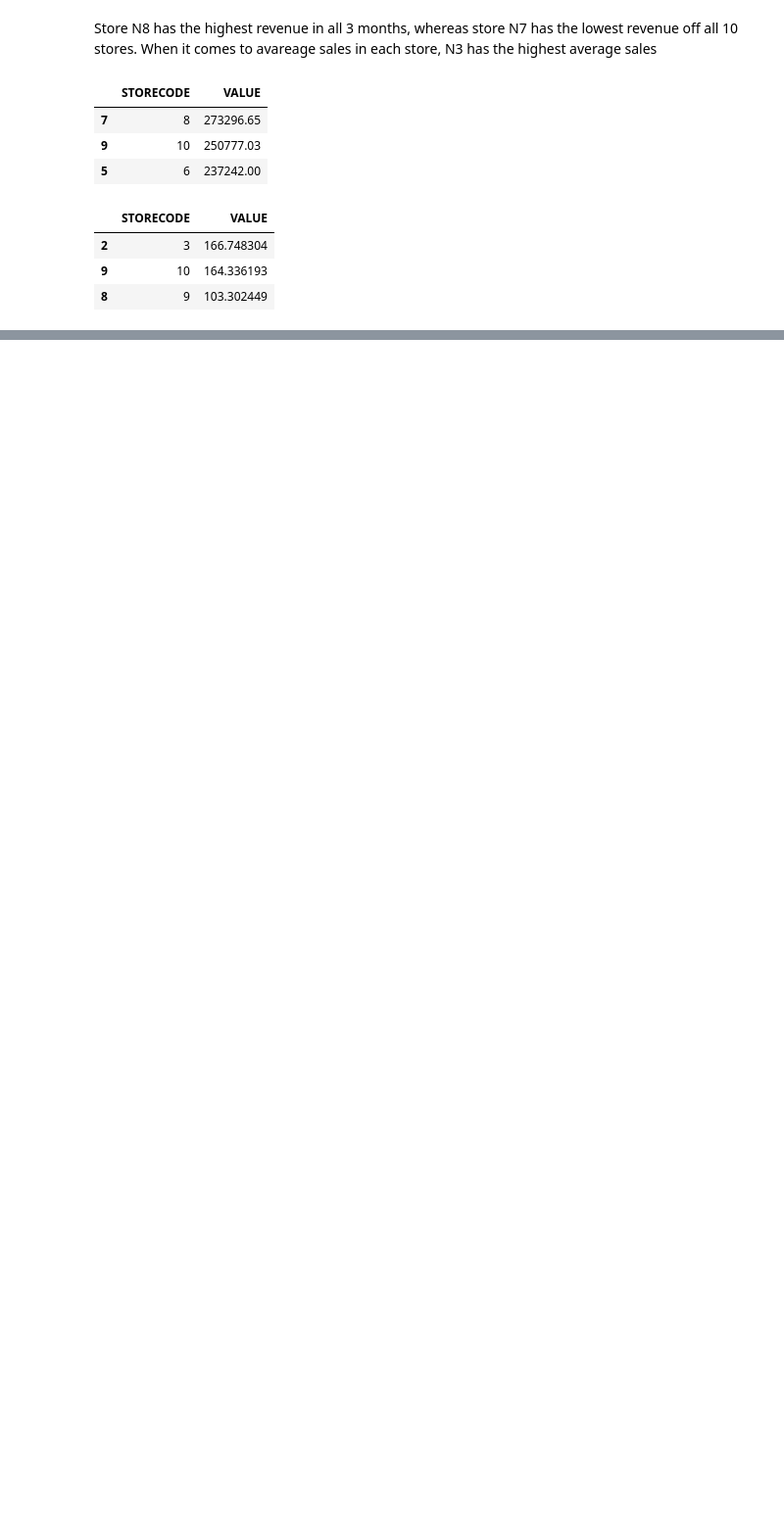
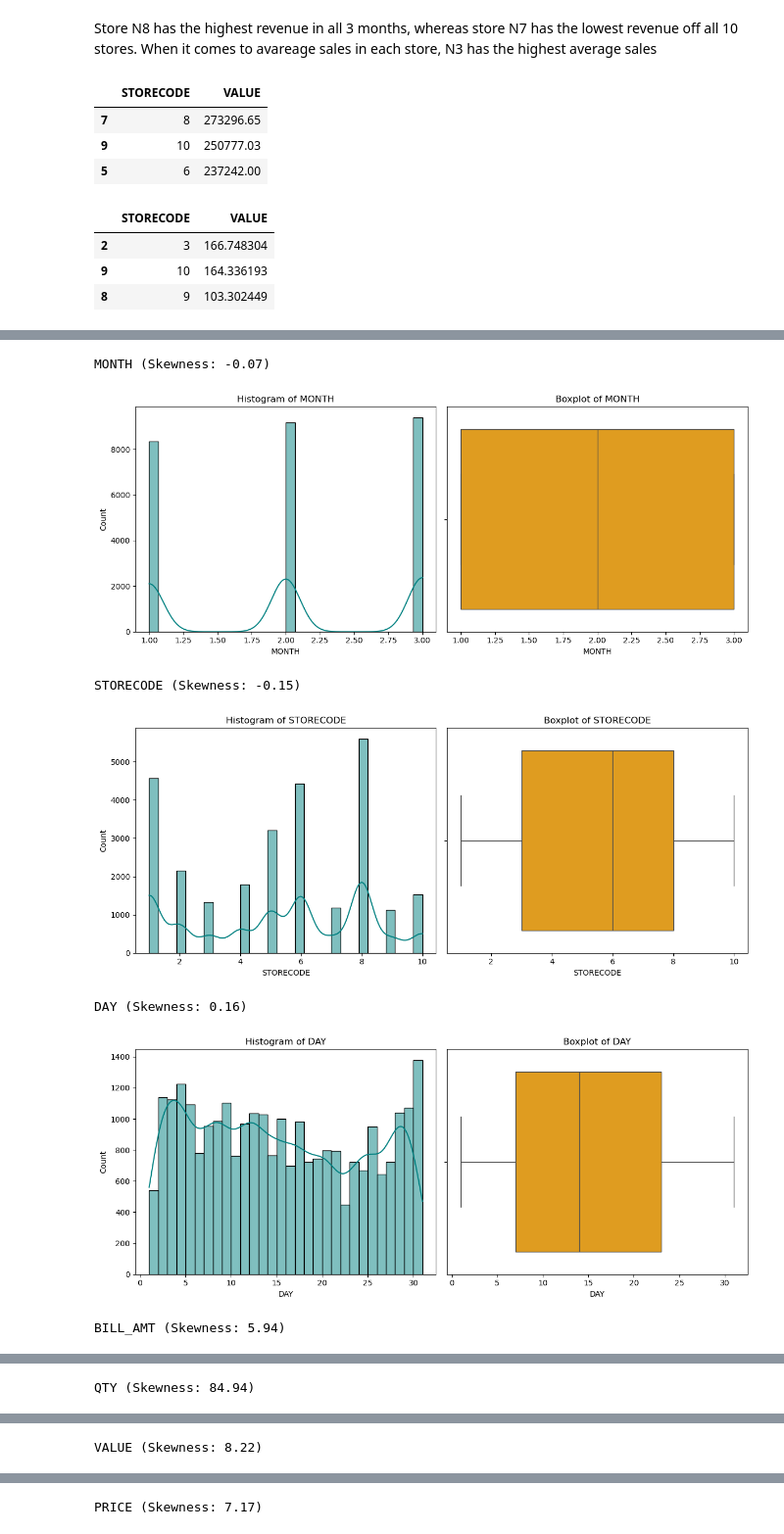
Before and after one commit to shriansh8619/EDA_Customer_Behavior, a Jupyter notebook: EDA_Customer_Behav.ipynb, the cells around one changed output, grey strips where cells are left out. Shown at 98% size. Drawn from its saved outputs; the diff is of its cells as text; code cells hidden in the pictures; blank space fills up the shorter version.

```diff
--- a/EDA_Customer_Behav.ipynb
+++ b/EDA_Customer_Behav.ipynb
@@ -378,0 +409,30 @@ Passing `palette` without assigning `hue` is deprecated and will be removed in v
+# %%
+for col in numerical_cols:
+    skewness = round(df[col].skew(), 2)
+    print(f"{col} (Skewness: {skewness})")
+
+    plt.figure(figsize=(12, 5))
+
+    # Histogram
+    plt.subplot(1, 2, 1)
+    sns.histplot(df[col], kde=True, color='teal', bins=30)
+    plt.title(f'Histogram of {col}')
+    plt.xlabel(col)
+    plt.ylabel('Count')
+
+    # Boxplot
+    plt.subplot(1, 2, 2)
+    sns.boxplot(x=df[col], color='orange')
+    plt.title(f'Boxplot of {col}')
+    plt.xlabel(col)
+
+    plt.tight_layout()
+    plt.show()
+# %% [output]
+MONTH (Skewness: -0.07)
+[figure, added]
+STORECODE (Skewness: -0.15)
+[figure, added]
+DAY (Skewness: 0.16)
+[figure, added]
+BILL_AMT (Skewness: 5.94)
@@ -378,0 +440 @@ Passing `palette` without assigning `hue` is deprecated and will be removed in v
+QTY (Skewness: 84.94)
@@ -378,0 +442 @@ Passing `palette` without assigning `hue` is deprecated and will be removed in v
+VALUE (Skewness: 8.22)
@@ -378,0 +444 @@ Passing `palette` without assigning `hue` is deprecated and will be removed in v
+PRICE (Skewness: 7.17)
```
Also changed, not shown: parts of 33 cells of this notebook.
